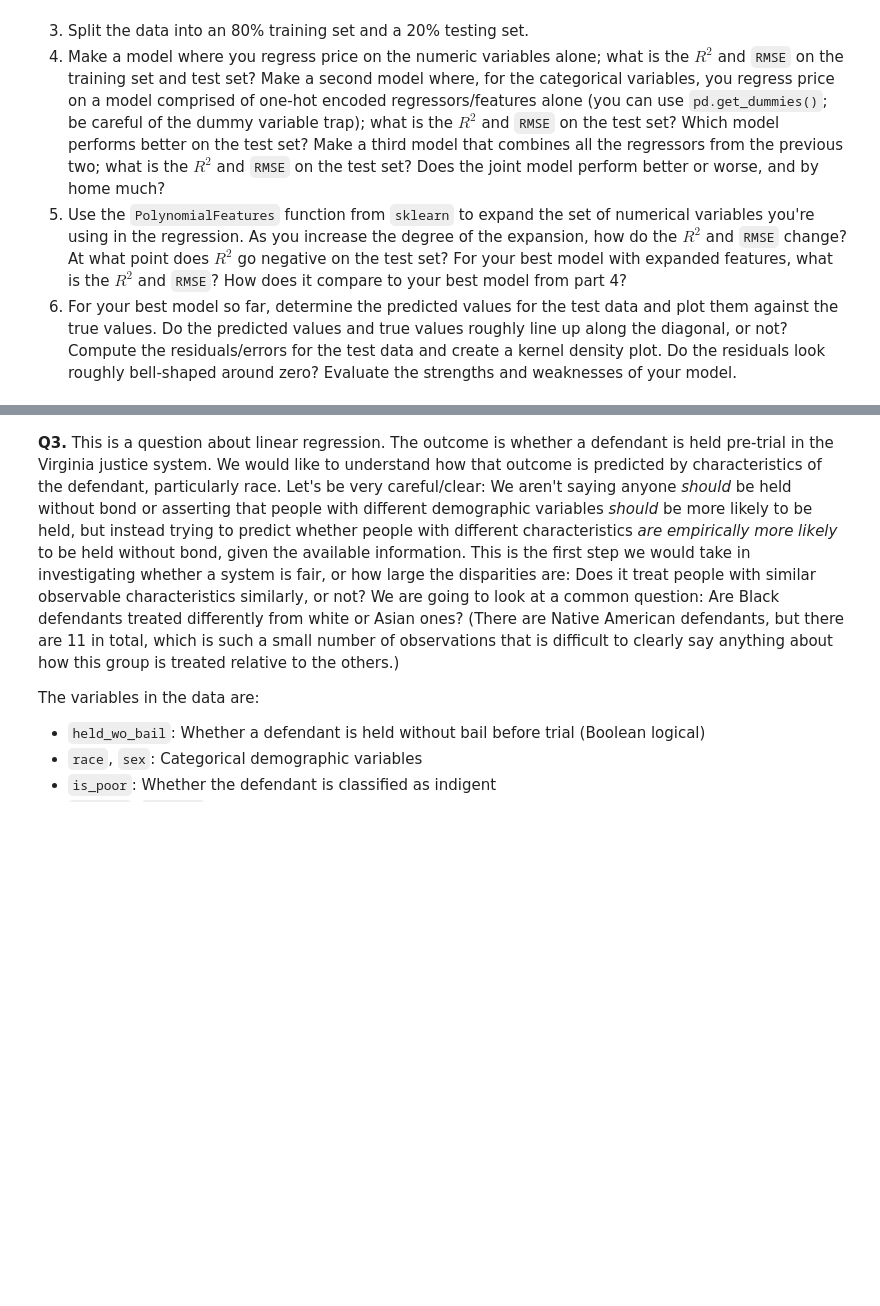
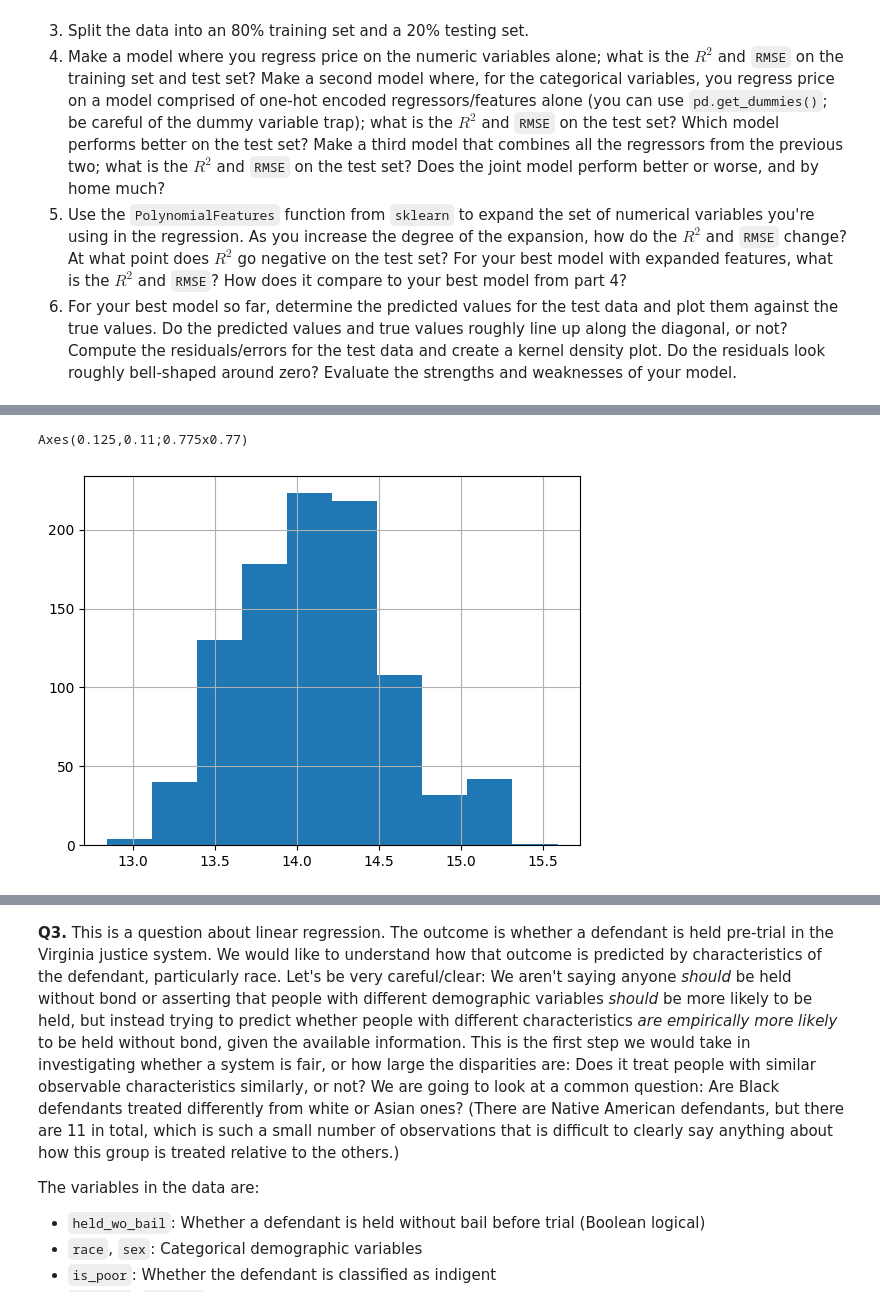
Before and after one commit to gckang/linearRegression, a Jupyter notebook: assignment.ipynb, the cells around one changed output, grey strips where cells are left out. Drawn from its saved outputs; the diff is of its cells as text; code cells hidden in the pictures; blank space fills up the shorter version.

```diff
--- a/assignment.ipynb
+++ b/assignment.ipynb
@@ -251,0 +299,6 @@ Hint: Think about how multilple linear regression works.
+# %%
+cdf['price_ihs'] = np.arcsinh(cdf['Price'])
+print(cdf['price_ihs'].hist(), '\n')
+# %% [output]
+Axes(0.125,0.11;0.775x0.77)
+[figure, added]
```
Also changed, not shown: parts of 18 cells of this notebook.
